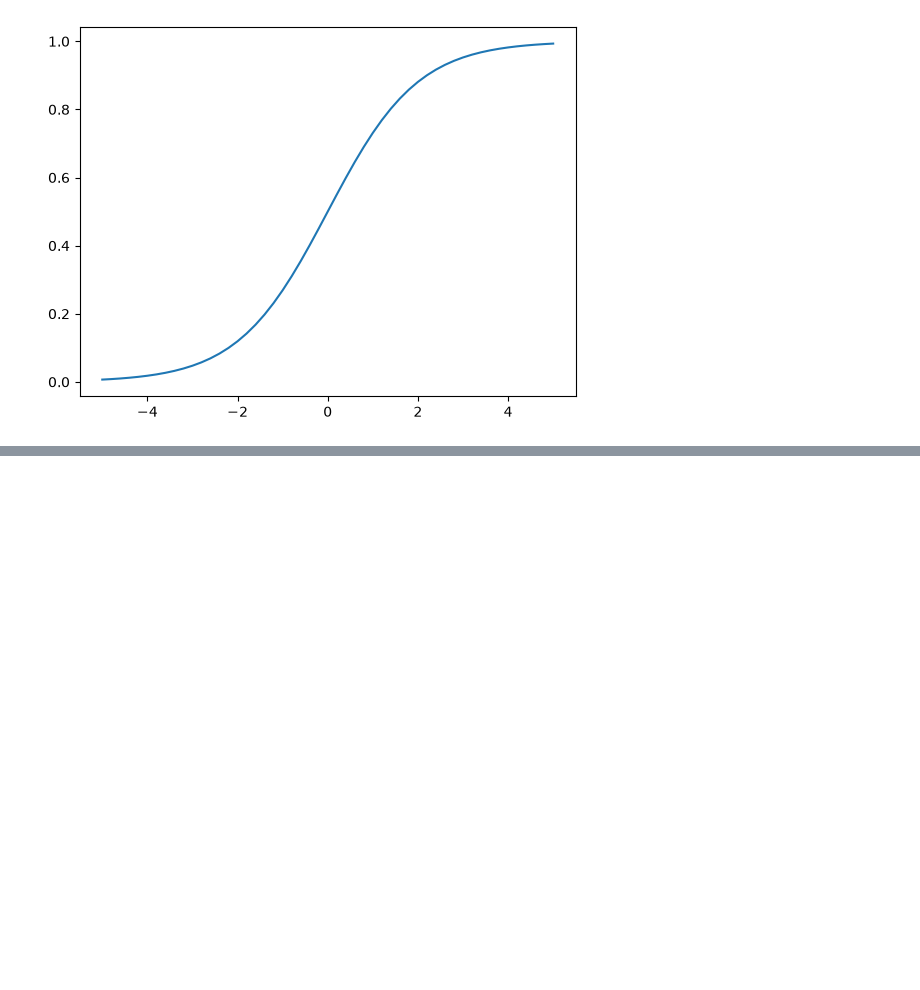
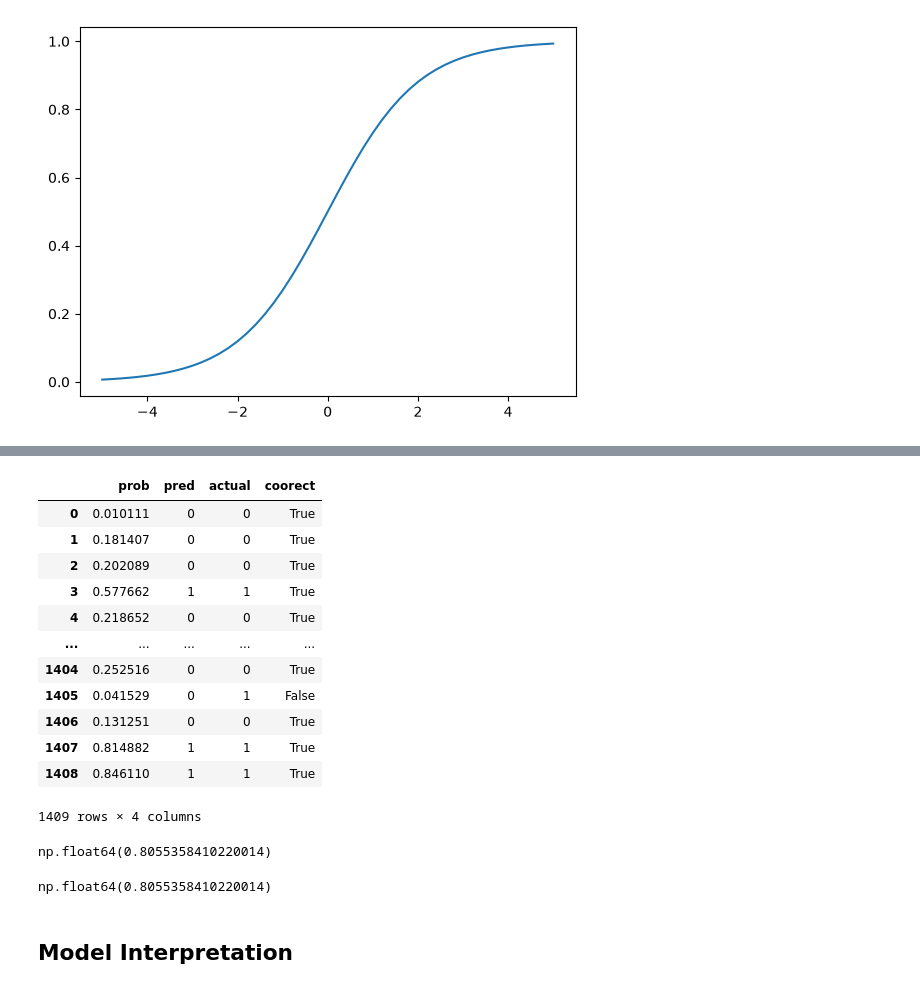
Before and after one commit to bergimax/MLzoomcamp2026, a Jupyter notebook: Week3/Lessons.ipynb, the cells around one changed output, grey strips where cells are left out. Saved outputs shown, nothing was run; the diff lists cells and outputs as text; code cells hidden in the pictures; blank space fills up the shorter version.

```diff
--- a/Week3/Lessons.ipynb
+++ b/Week3/Lessons.ipynb
@@ -702,0 +815,7 @@ def logistic_regression(xi):
+# %%
+df_pred = pd.DataFrame()
+# %%
+df_pred['prob'] = y_pred
+# %%
+df_pred['pred'] = churn_decision.astype(int)
+df_pred['actual'] = y_val
@@ -702,0 +838,28 @@ def logistic_regression(xi):
+# %%
+df_pred['coorect'] = df_pred.pred == df_pred.actual
+# %%
+df_pred
+# %% [output]
+|  | prob | pred | actual | coorect |
+| 0 | 0.010111 | 0 | 0 | True |
+| 1 | 0.181407 | 0 | 0 | True |
+| 2 | 0.202089 | 0 | 0 | True |
+| 3 | 0.577662 | 1 | 1 | True |
+| 4 | 0.218652 | 0 | 0 | True |
+| ... | ... | ... | ... | ... |
+| 1404 | 0.252516 | 0 | 0 | True |
+| 1405 | 0.041529 | 0 | 1 | False |
+| 1406 | 0.131251 | 0 | 0 | True |
+| 1407 | 0.814882 | 1 | 1 | True |
+| 1408 | 0.846110 | 1 | 1 | True |
+1409 rows × 4 columns
+# %%
+df_pred.coorect.astype(int).mean()
+# %% [output]
+np.float64(0.8055358410220014)
+# %%
+df_pred.coorect.mean()
+# %% [output]
+np.float64(0.8055358410220014)
+# %% [markdown]
+## Model Interpretation
```
Also changed, not shown: parts of 47 cells of this notebook.
